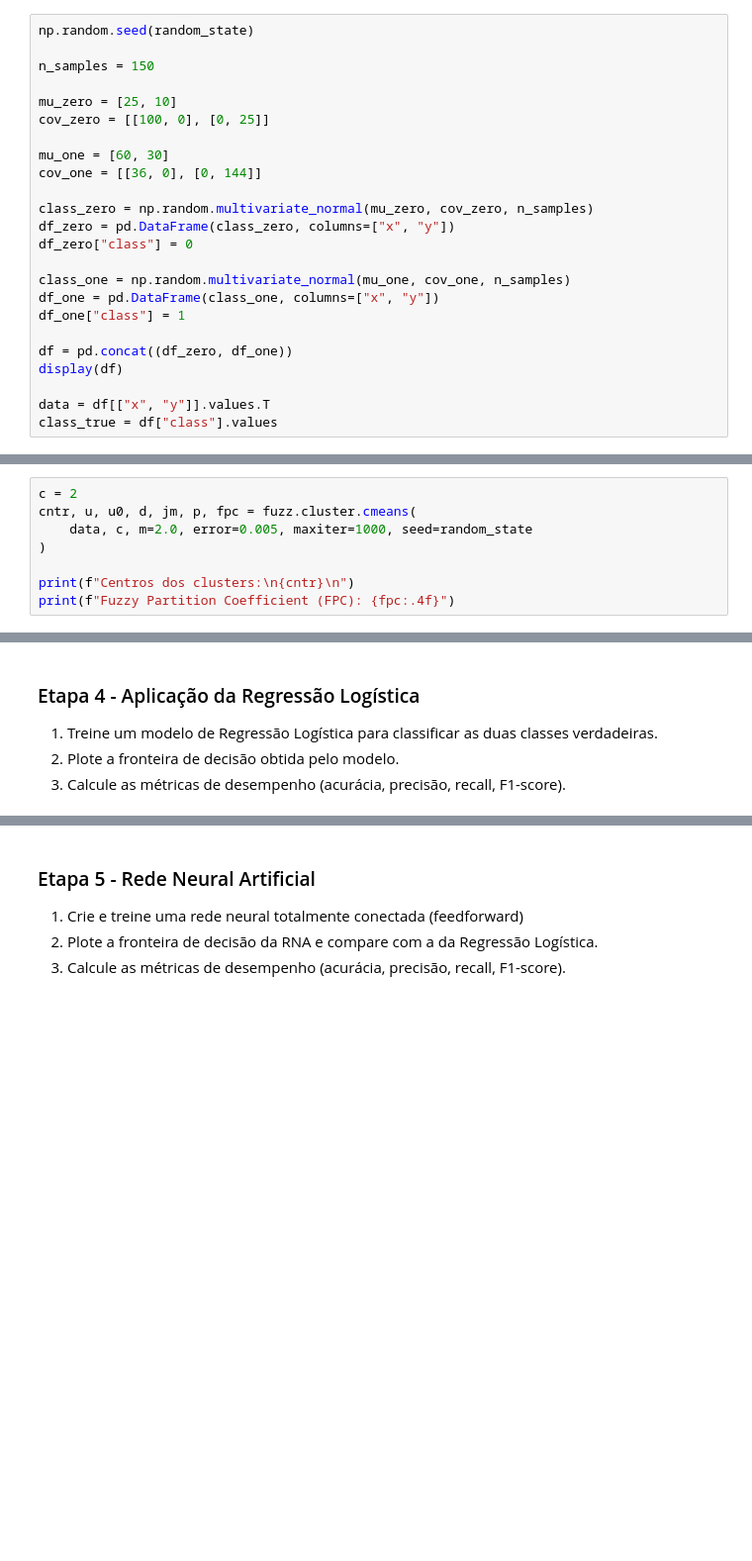
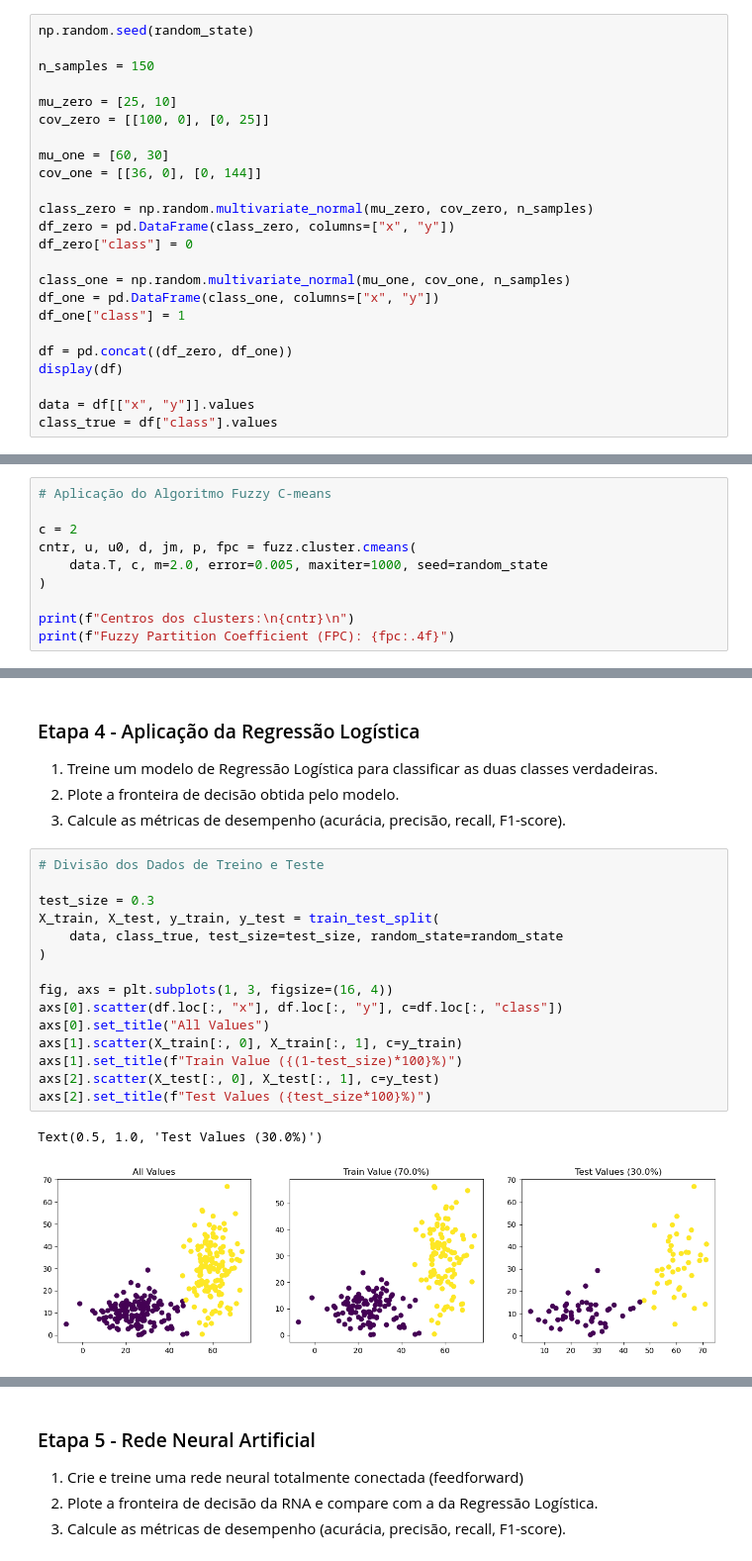
Before and after one commit to thiagoneye/master-machine_learning, a Jupyter notebook: notebooks/exercise_list.ipynb, the cells around one changed output, grey strips where cells are left out. Shown: that part at 99% size. Saved outputs shown, nothing was run; the diff lists cells and outputs as text; blank space fills up the shorter version.

```diff
--- a/notebooks/exercise_list.ipynb
+++ b/notebooks/exercise_list.ipynb
@@ -53,7 +63,7 @@ df_one["class"] = 1
 df = pd.concat((df_zero, df_one))
 display(df)
 
-data = df[["x", "y"]].values.T
+data = df[["x", "y"]].values
 class_true = df["class"].values
 # %% [output]
 |  | x | y | class |
@@ -108,9 +125,11 @@ O Índice de Rand Ajustado (ARI) é: 0.9734
 2. Analise os graus de pertinência (membership) de cada ponto a cada cluster.
 3. Plote os pontos colorindo-os de acordo com o grau de pertinência à Classe 1 (por exemplo, intensidade da cor → grau de pertencimento).
 # %%
+# Aplicação do Algoritmo Fuzzy C-means
+
 c = 2
 cntr, u, u0, d, jm, p, fpc = fuzz.cluster.cmeans(
-    data, c, m=2.0, error=0.005, maxiter=1000, seed=random_state
+    data.T, c, m=2.0, error=0.005, maxiter=1000, seed=random_state
 )
 
 print(f"Centros dos clusters:\n{cntr}\n")
@@ -171,3 +189,21 @@ plt.tight_layout()
 1. Treine um modelo de Regressão Logística para classificar as duas classes verdadeiras.
 2. Plote a fronteira de decisão obtida pelo modelo.
 3. Calcule as métricas de desempenho (acurácia, precisão, recall, F1-score).
+# %%
+# Divisão dos Dados de Treino e Teste
+
+test_size = 0.3
+X_train, X_test, y_train, y_test = train_test_split(
+    data, class_true, test_size=test_size, random_state=random_state
+)
+
+fig, axs = plt.subplots(1, 3, figsize=(16, 4))
+axs[0].scatter(df.loc[:, "x"], df.loc[:, "y"], c=df.loc[:, "class"])
+axs[0].set_title("All Values")
+axs[1].scatter(X_train[:, 0], X_train[:, 1], c=y_train)
+axs[1].set_title(f"Train Value ({(1-test_size)*100}%)")
+axs[2].scatter(X_test[:, 0], X_test[:, 1], c=y_test)
+axs[2].set_title(f"Test Values ({test_size*100}%)")
+# %% [output]
+Text(0.5, 1.0, 'Test Values (30.0%)')
+[figure, added]
```
Also changed, not shown: parts of 11 cells of this notebook.
